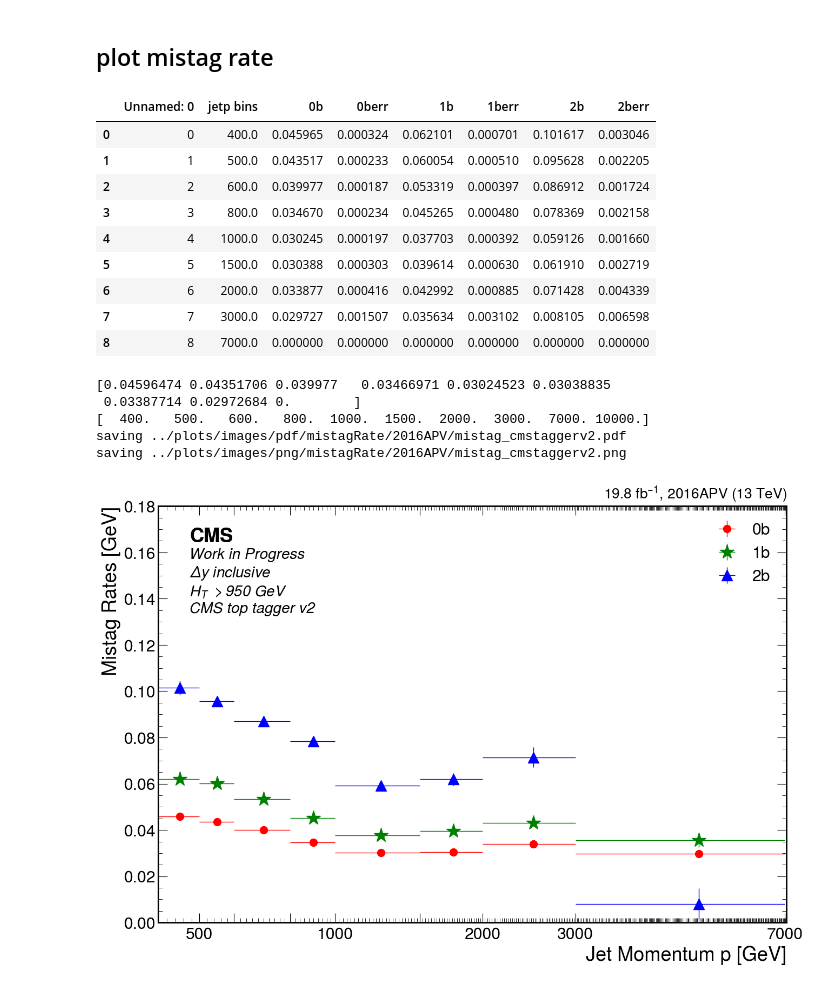
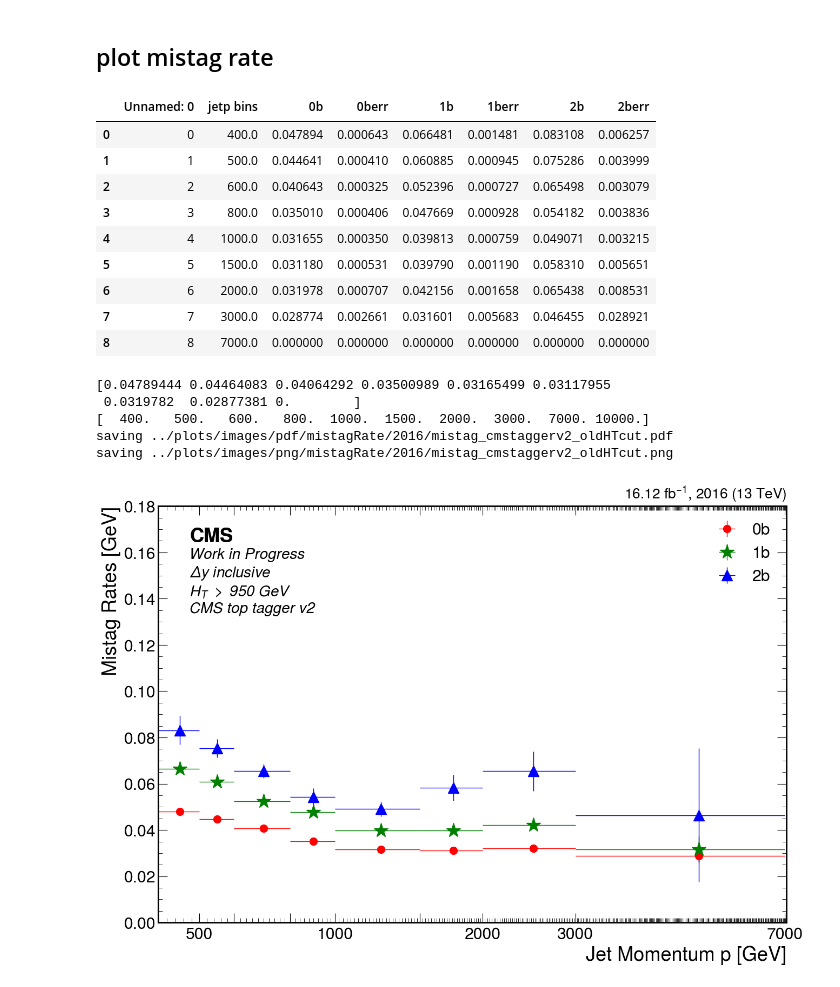
Before and after one commit to 7quantumphysics/TTbarAllHadUproot, a Jupyter notebook: mistag/mistagRate.ipynb, the cells around one changed output. Saved outputs shown, nothing was run; the diff lists cells and outputs as text; code cells hidden in the pictures.

Commit message:
New/updated notebooks used for making images

```diff
--- a/mistag/mistagRate.ipynb
+++ b/mistag/mistagRate.ipynb
@@ -311,7 +277,10 @@ saving mistag_rate_2016APV.csv
 # %% [markdown]
 ## plot mistag rate
 # %%
-mistag = pd.read_csv(f'mistag_rate_{IOV}_inc.csv')
+if runQCD:
+    mistag = pd.read_csv(f'QCD_mistag_rate_{IOV}_inc.csv')
+else:
+    mistag = pd.read_csv(f'mistag_rate_{IOV}_inc.csv')
 
 tagger = 'CMS top tagger v2'
 if useDeepAK8:
@@ -320,14 +289,14 @@ if useDeepAK8:
 mistag
 # %% [output]
 |  | Unnamed: 0 | jetp bins | 0b | 0berr | 1b | 1berr | 2b | 2berr |
-| 0 | 0 | 400.0 | 0.045965 | 0.000324 | 0.062101 | 0.000701 | 0.101617 | 0.003046 |
-| 1 | 1 | 500.0 | 0.043517 | 0.000233 | 0.060054 | 0.000510 | 0.095628 | 0.002205 |
-| 2 | 2 | 600.0 | 0.039977 | 0.000187 | 0.053319 | 0.000397 | 0.086912 | 0.001724 |
-| 3 | 3 | 800.0 | 0.034670 | 0.000234 | 0.045265 | 0.000480 | 0.078369 | 0.002158 |
-| 4 | 4 | 1000.0 | 0.030245 | 0.000197 | 0.037703 | 0.000392 | 0.059126 | 0.001660 |
-| 5 | 5 | 1500.0 | 0.030388 | 0.000303 | 0.039614 | 0.000630 | 0.061910 | 0.002719 |
-| 6 | 6 | 2000.0 | 0.033877 | 0.000416 | 0.042992 | 0.000885 | 0.071428 | 0.004339 |
-| 7 | 7 | 3000.0 | 0.029727 | 0.001507 | 0.035634 | 0.003102 | 0.008105 | 0.006598 |
+| 0 | 0 | 400.0 | 0.047894 | 0.000643 | 0.066481 | 0.001481 | 0.083108 | 0.006257 |
+| 1 | 1 | 500.0 | 0.044641 | 0.000410 | 0.060885 | 0.000945 | 0.075286 | 0.003999 |
+| 2 | 2 | 600.0 | 0.040643 | 0.000325 | 0.052396 | 0.000727 | 0.065498 | 0.003079 |
+| 3 | 3 | 800.0 | 0.035010 | 0.000406 | 0.047669 | 0.000928 | 0.054182 | 0.003836 |
+| 4 | 4 | 1000.0 | 0.031655 | 0.000350 | 0.039813 | 0.000759 | 0.049071 | 0.003215 |
+| 5 | 5 | 1500.0 | 0.031180 | 0.000531 | 0.039790 | 0.001190 | 0.058310 | 0.005651 |
+| 6 | 6 | 2000.0 | 0.031978 | 0.000707 | 0.042156 | 0.001658 | 0.065438 | 0.008531 |
+| 7 | 7 | 3000.0 | 0.028774 | 0.002661 | 0.031601 | 0.005683 | 0.046455 | 0.028921 |
 | 8 | 8 | 7000.0 | 0.000000 | 0.000000 | 0.000000 | 0.000000 | 0.000000 | 0.000000 |
 # %%
 # ---- Optional to rescale x-axis of mistag rates ---- #
@@ -357,13 +326,21 @@ pbins = np.append(pbins, 10000)
 print(mistag0b)
 print(pbins)
 
-hep.cms.label('', data=True, lumi=luminosity[IOV]/1000, year=IOV, fontsize=20, loc=2)
+if '2016' in IOV: Year = '2016'
+
+if runQCD:
+    hep.cms.label('Simulation\n', data=True, lumi=luminosity[IOV]/1000, year=Year, fontsize=20, loc=1)
+else:
+    hep.cms.label('', data=True, lumi=luminosity[IOV]/1000, year=IOV, fontsize=20, loc=2)
+
 # hep.cms.text('Preliminary'+'\n'
 #              +r'$\Delta y$ inclusive'+'\n'+r'$H_T\ > 1400\ GeV$'+'\n'
 #              +tagger,
 #              fontsize=20, loc=2)
+if useOldHTcut: HTstr = '950'
+else: HTstr = '1400'
 hep.cms.text('Work in Progress'+'\n'
-             +r'$\Delta y$ inclusive'+'\n'+r'$H_T\ > 950\ GeV$'+'\n'
+             +r'$\Delta y$ inclusive'+'\n'+r'$H_T\ >\ '+HTstr+r'\ GeV$'+'\n'
              +tagger,
              fontsize=20, loc=2)
 
@@ -371,46 +348,48 @@ plt.ylim(bottom = 0.0, top = 0.18)
 # plt.ylim(bottom = 0.0, top = 0.26)
 plt.xlim(400, 7050)
 
 hep.histplot(mistag0b, pbins, ax=ax, xerr=True, yerr=err0b, histtype='errorbar', color='red', markersize=20)
 hep.histplot(mistag1b, pbins, ax=ax, xerr=True, yerr=err1b, histtype='errorbar', color='green', marker='*', markersize=20)
 hep.histplot(mistag2b, pbins, ax=ax, xerr=True, yerr=err2b, histtype='errorbar', color='blue', marker='^', markersize=15)
 
 # ---- Optional x-axis scaling ---- #
 ax.set_xscale('function', functions=(forward, inverse))
 plt.xticks(np.array([400, 500, 600, 800, 1000, 1500, 2000, 3000, 7000]))
 ax.set_xticklabels(['', 500, '', '', 1000, '', 2000, 3000, 7000])
 ax.set_xlabel('Jet Momentum p [GeV]')
 ax.set_ylabel('Mistag Rates [GeV]')
 plt.legend(['0b', '1b', '2b'], loc='upper right')
 
 # coffee = plt.text(1.0, 0.87, u"☕",
 #               fontsize=50,
 #               horizontalalignment='right',
 #               verticalalignment='top',
 #               transform=ax.transAxes
 #              )
 
-# QCDlabel = plt.text(0.85, 0.95, 'QCD Pythia 8',
-#               weight='bold',
-#               fontsize=20,
-#               horizontalalignment='right',
-#               verticalalignment='top',
-#               transform=ax.transAxes
-#              )
+if runQCD:
+    QCDlabel = plt.text(0.85, 0.95, 'QCD Pythia 8',
+                  weight='bold',
+                  fontsize=20,
+                  horizontalalignment='right',
+                  verticalalignment='top',
+                  transform=ax.transAxes
+                 )
+    savefilename = f'../plots/images/pdf/mistagRateQCD/'+IOV+'/mistag_'+tagger.lower().replace('top','').replace(' ','')+oldHTstr+'.pdf'
+else:
+    savefilename = f'../plots/images/pdf/mistagRate/'+IOV+'/mistag_'+tagger.lower().replace('top','').replace(' ','')+oldHTstr+'.pdf'
 
-savefilename = f'../plots/images/pdf/mistagRate/'+IOV+'/mistag_'+tagger.lower().replace('top','').replace(' ','')+'.pdf'
-
-# plt.savefig(savefilename)
-# plt.savefig(savefilename.replace('pdf', 'png'))
+plt.savefig(savefilename)
+plt.savefig(savefilename.replace('pdf', 'png'))
 
 print('saving', savefilename)
 print('saving', savefilename.replace('pdf', 'png'))
 
 plt.show()
 # %% [output]
-[0.04596474 0.04351706 0.039977   0.03466971 0.03024523 0.03038835
- 0.03387714 0.02972684 0.        ]
+[0.04789444 0.04464083 0.04064292 0.03500989 0.03165499 0.03117955
+ 0.0319782  0.02877381 0.        ]
 [  400.   500.   600.   800.  1000.  1500.  2000.  3000.  7000. 10000.]
-saving ../plots/images/pdf/mistagRate/2016APV/mistag_cmstaggerv2.pdf
-saving ../plots/images/png/mistagRate/2016APV/mistag_cmstaggerv2.png
+saving ../plots/images/pdf/mistagRate/2016/mistag_cmstaggerv2_oldHTcut.pdf
+saving ../plots/images/png/mistagRate/2016/mistag_cmstaggerv2_oldHTcut.png
-[figure, old version]
+[figure, new version]
```
Also changed, not shown: parts of 4 cells of this notebook, 3 other files.
